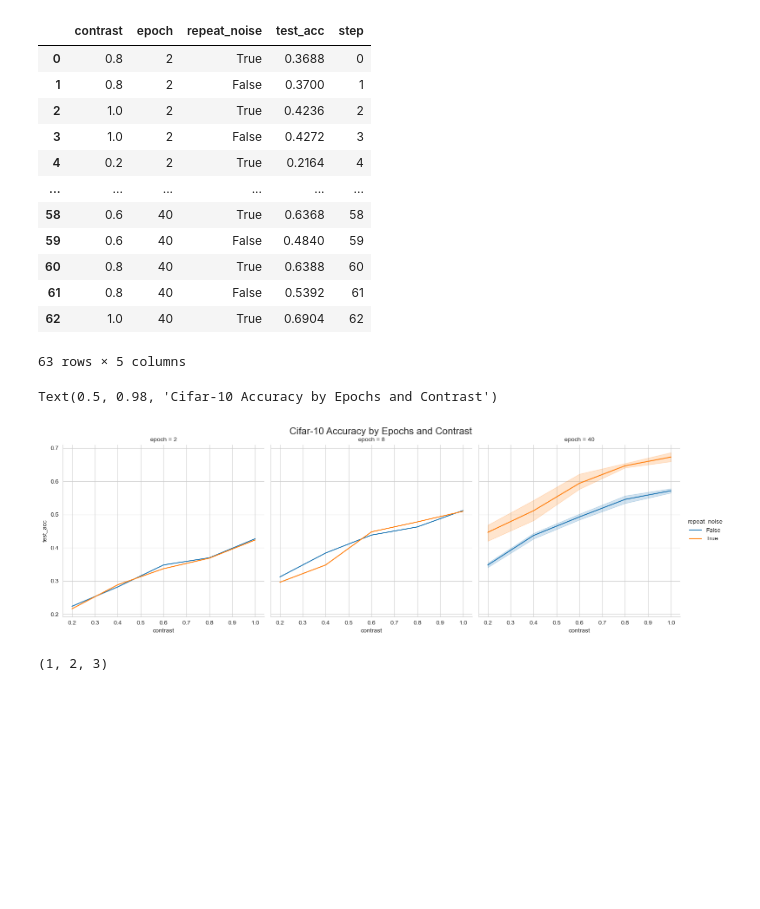
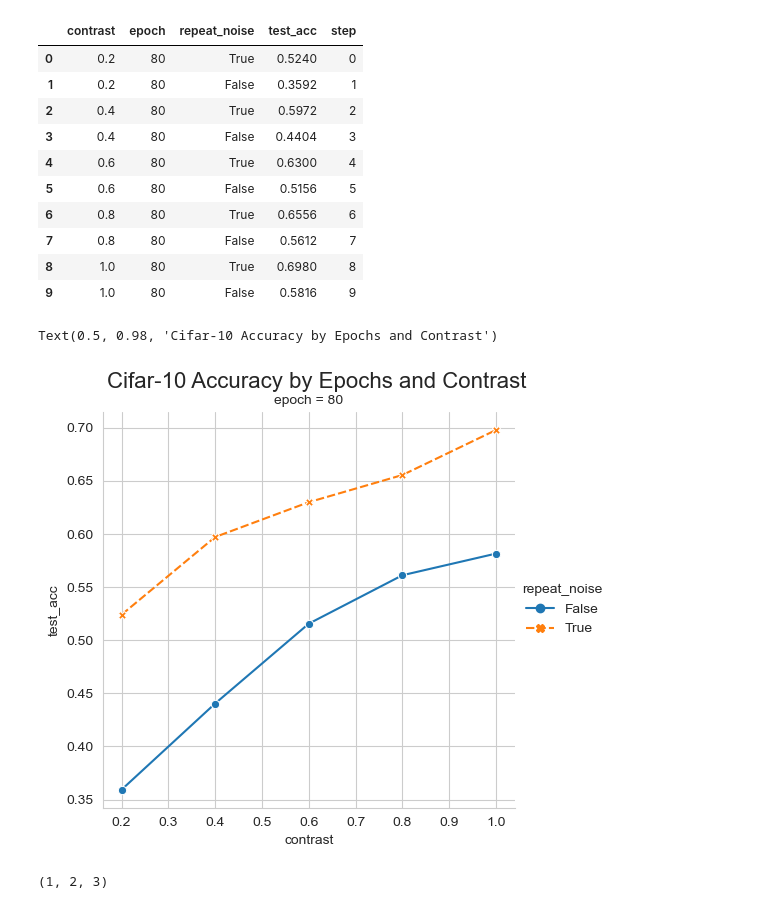
Before and after one commit to Goreg12345/temporal_adaptation_visual_cortex, a Jupyter notebook: analysis.ipynb, the cells around one changed output. Saved outputs shown, nothing was run; the diff lists cells and outputs as text; code cells hidden in the pictures; blank space fills up the shorter version.

```diff
--- a/analysis.ipynb
+++ b/analysis.ipynb
@@ -3,30 +3,28 @@ import seaborn as sns
 import matplotlib.pyplot as plt
 import pandas as pd
 # %%
-df = pd.read_csv('experimental_data/cifar10_contrast/metrics.csv')
+df = pd.read_csv('experimental_data/additive_adaptation_80_epochs/metrics.csv')
 df
 # %% [output]
 |  | contrast | epoch | repeat_noise | test_acc | step |
-| 0 | 0.8 | 2 | True | 0.3688 | 0 |
-| 1 | 0.8 | 2 | False | 0.3700 | 1 |
-| 2 | 1.0 | 2 | True | 0.4236 | 2 |
-| 3 | 1.0 | 2 | False | 0.4272 | 3 |
-| 4 | 0.2 | 2 | True | 0.2164 | 4 |
-| ... | ... | ... | ... | ... | ... |
-| 58 | 0.6 | 40 | True | 0.6368 | 58 |
-| 59 | 0.6 | 40 | False | 0.4840 | 59 |
-| 60 | 0.8 | 40 | True | 0.6388 | 60 |
-| 61 | 0.8 | 40 | False | 0.5392 | 61 |
-| 62 | 1.0 | 40 | True | 0.6904 | 62 |
+| 0 | 0.2 | 80 | True | 0.5240 | 0 |
+| 1 | 0.2 | 80 | False | 0.3592 | 1 |
+| 2 | 0.4 | 80 | True | 0.5972 | 2 |
+| 3 | 0.4 | 80 | False | 0.4404 | 3 |
+| 4 | 0.6 | 80 | True | 0.6300 | 4 |
+| 5 | 0.6 | 80 | False | 0.5156 | 5 |
+| 6 | 0.8 | 80 | True | 0.6556 | 6 |
+| 7 | 0.8 | 80 | False | 0.5612 | 7 |
+| 8 | 1.0 | 80 | True | 0.6980 | 8 |
+| 9 | 1.0 | 80 | False | 0.5816 | 9 |
-63 rows × 5 columns
 # %%
-sns.relplot(data=df, x='contrast', y='test_acc', hue='repeat_noise', col='epoch', kind='line', markers=True, )
+sns.relplot(data=df, x='contrast', y='test_acc', hue='repeat_noise', col='epoch', kind='line', markers=True, style='repeat_noise' )
 # set title
 plt.subplots_adjust(top=0.9)
 plt.suptitle('Cifar-10 Accuracy by Epochs and Contrast', fontsize=16)
 # %% [output]
 Text(0.5, 0.98, 'Cifar-10 Accuracy by Epochs and Contrast')
-[figure, old version]
+[figure, new version]
 # %%
 a = 1, 2, 3
 a
```
Also changed, not shown: 4 other files.
